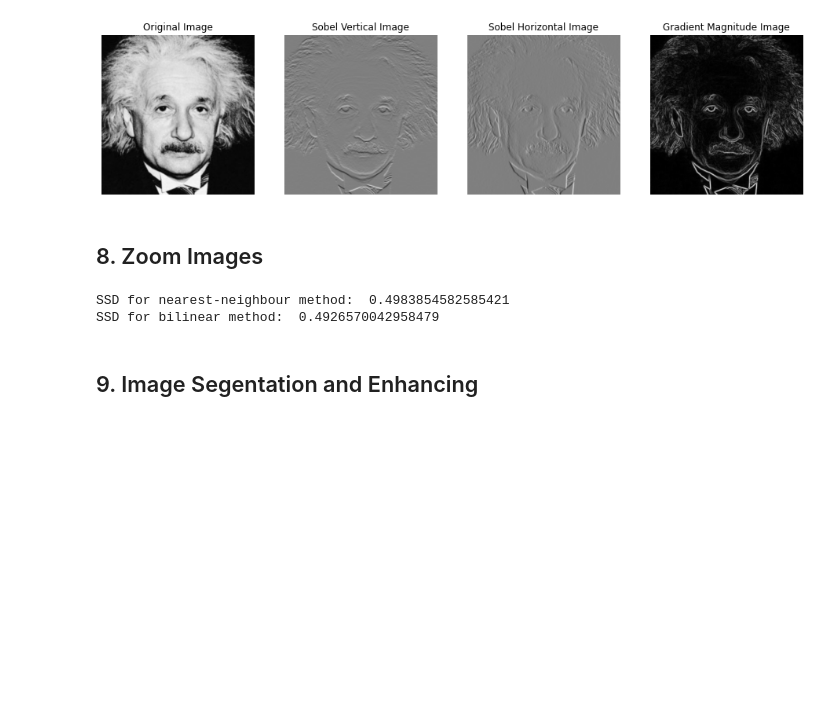
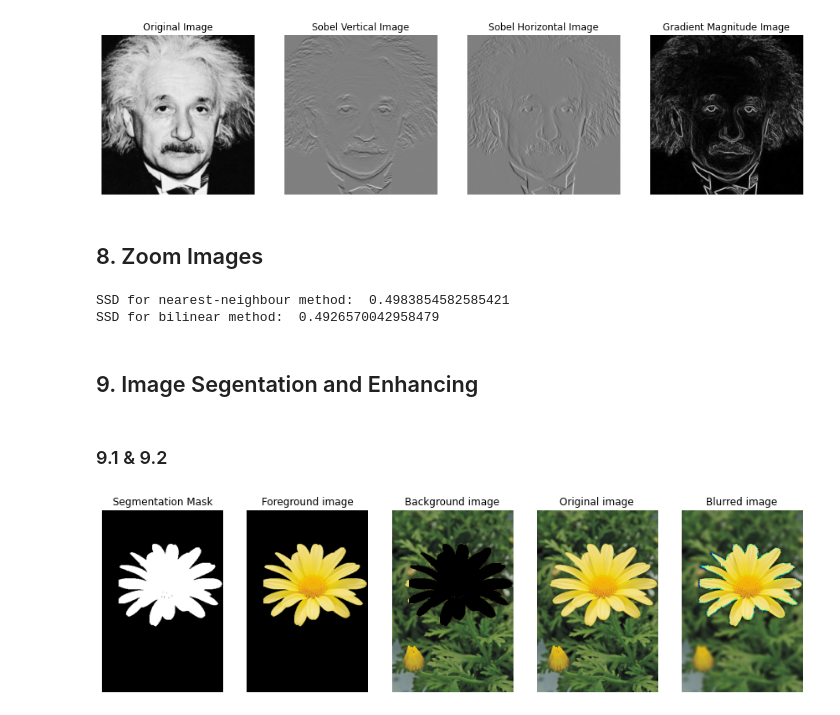
Before and after one commit to UlinduP/EN3160_Image_Processing_and_Machine_Vision, a Jupyter notebook: assignment_01.ipynb, the cells around one changed output. Drawn from its saved outputs; the diff is of its cells as text; code cells hidden in the pictures; blank space fills up the shorter version.

```diff
--- a/assignment_01.ipynb
+++ b/assignment_01.ipynb
@@ -570,3 +570,62 @@ SSD for nearest-neighbour method:  0.4983854582585421
 SSD for bilinear method:  0.4926570042958479
 # %% [markdown]
 ## 9. Image Segentation and Enhancing
+# %% [markdown]
+### 9.1 & 9.2
+# %%
+# Load the image
+img = cv.imread("images/daisy.png")
+
+# Initialize mask and models for GrabCut
+mask = np.zeros(img.shape[:2], np.uint8)
+background_model = np.zeros((1, 65), np.float64)
+foreground_model = np.zeros((1, 65), np.float64)
+rectangle = (38, 38, 505, 505)
+
+# Perform initial GrabCut with rectangle
+cv.grabCut(img, mask, rectangle, background_model, foreground_model, 5, cv.GC_INIT_WITH_RECT)
+
+# Create segmentation mask for foreground
+mask1 = np.where((mask == 2) | (mask == 0), 0, 1).astype('uint8')
+img1 = img * mask1[:, :, np.newaxis]
+
+# Create segmentation mask for background
+cv.grabCut(img, mask, rectangle, background_model, foreground_model, 5, cv.GC_INIT_WITH_RECT)
+mask2 = np.where((mask == 3) | (mask == 1), 0, 1).astype('uint8')
+img2 = img * mask2[:, :, np.newaxis]
+
+# Display the results using matplotlib
+fig, ax = plt.subplots(1, 5, figsize=(15, 15))
+
+# Display the segmentation mask
+ax[0].imshow(mask1, cmap='gray')
+ax[0].set_title("Segmentation Mask")
+ax[0].axis("off")
+
+# Display the foreground image
+ax[1].imshow(cv.cvtColor(img1, cv.COLOR_BGR2RGB))
+ax[1].set_title("Foreground image")
+ax[1].axis("off")
+
+# Display the background image
+ax[2].imshow(cv.cvtColor(img2, cv.COLOR_BGR2RGB))
+ax[2].set_title("Background image")
+ax[2].axis("off")
+
+# Display the original image
+ax[3].imshow(cv.cvtColor(img, cv.COLOR_BGR2RGB))
+ax[3].set_title("Original image")
+ax[3].axis("off")
+
+# Create a blurred image using the segmented images
+blurred_img = img1 + cv.GaussianBlur(img2, (15, 15), 0)
+
+# Display the blurred image
+ax[4].imshow(cv.cvtColor(blurred_img, cv.COLOR_BGR2RGB))
+ax[4].set_title("Blurred image")
+ax[4].axis("off")
+
+# Show all the plots
+plt.show()
+# %% [output]
+[figure, added]
```
Also changed, not shown: 1 other file.
